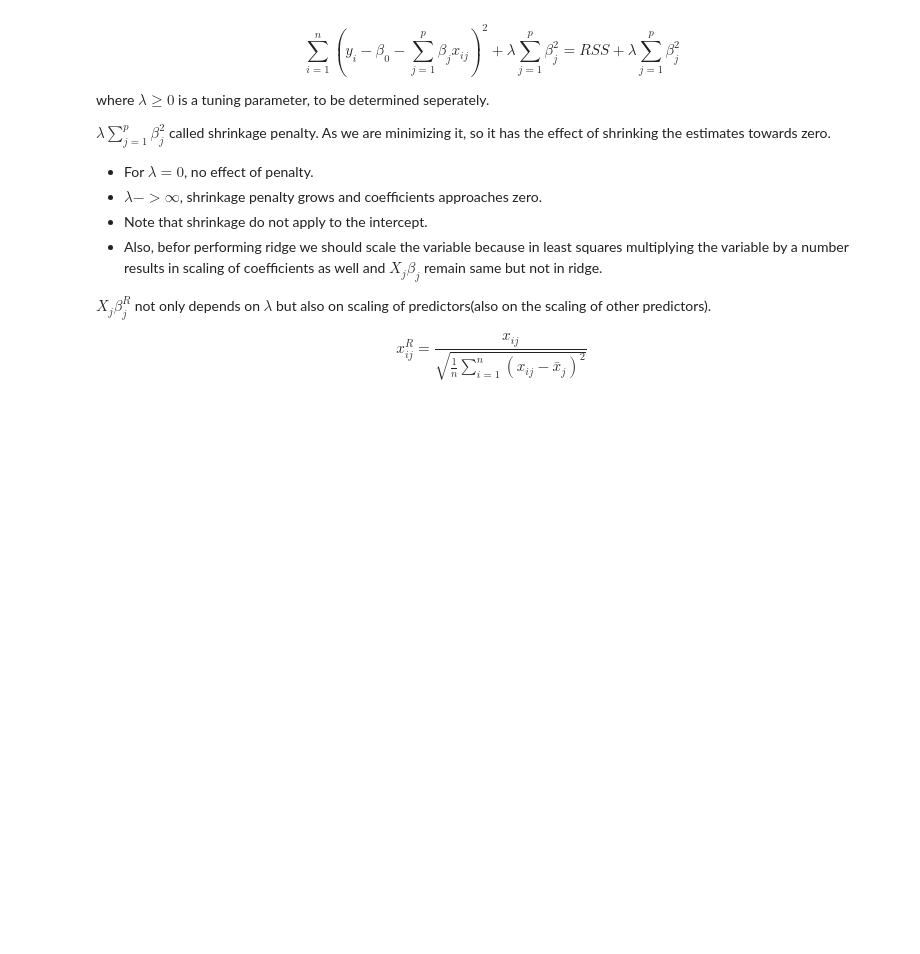
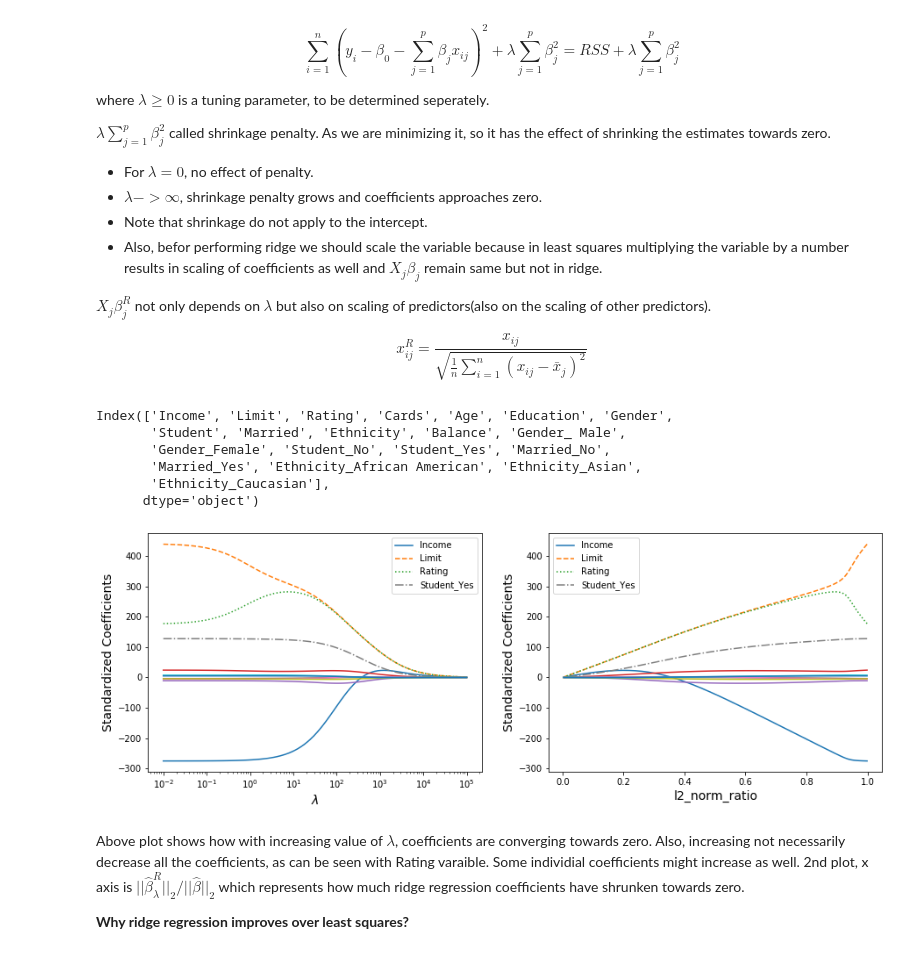
Before and after one commit to atystats/ISLR_Notes_codes, a Jupyter notebook: Chapter 6.ipynb, the cells around one changed output. Drawn from its saved outputs; the diff is of its cells as text; code cells hidden in the pictures; blank space fills up the shorter version.

Commit message:
Notebook on ISLR

```diff
--- a/Chapter 6.ipynb
+++ b/Chapter 6.ipynb
@@ -231,3 +232,16 @@ $\lambda \sum_{j = 1}^{p}\beta_{j}^{2}$ called shrinkage penalty. As we are mini
 $X_j\beta_j^R$ not only depends on $\lambda$ but also on scaling of predictors(also on the scaling of other predictors).
 
 $$x_{ij}^R = \frac{x_{ij}}{\sqrt{\frac{1}{n} \sum_{i = 1}^{n}(x_{ij} - \bar x_j)^2}}$$
+# %%
+url = "https://raw.githubusercontent.com/atystats/ISLR_Notes_codes/master/Datasets/Credit.csv"
+Credit = pd.read_csv(url, index_col = 0)
+dummy = pd.get_dummies(Credit[['Gender','Student','Married','Ethnicity']]) # Creating dummies for categorical vars
+Credit = pd.concat([Credit,dummy],axis = 1)
+Credit.columns
+# %% [output]
+Index(['Income', 'Limit', 'Rating', 'Cards', 'Age', 'Education', 'Gender',
+       'Student', 'Married', 'Ethnicity', 'Balance', 'Gender_ Male',
+       'Gender_Female', 'Student_No', 'Student_Yes', 'Married_No',
+       'Married_Yes', 'Ethnicity_African American', 'Ethnicity_Asian',
+       'Ethnicity_Caucasian'],
+      dtype='object')
@@ -233,0 +264,42 @@ $$x_{ij}^R = \frac{x_{ij}}{\sqrt{\frac{1}{n} \sum_{i = 1}^{n}(x_{ij} - \bar x_j)
+# %%
+# Fitting a linear regression with out regularization
+lm = LinearRegression()
+lm.fit(X,y)
+l2_norm_lm = np.sqrt(sum(map(lambda i: i*i,lm.coef_))) # l2 norm for linear regression
+# l2 norm for Ridge regression coefficient corresponding to each lambda
+coef_df_arr = np.array(coef_df)
+l2_norm_ridge = [np.sqrt(sum(map(lambda i: i*i,beta))) for beta in coef_df_arr]
+l2_norm_ratio = [i/l2_norm_lm for i in l2_norm_ridge]
+# %%
+fig = plt.figure(figsize = (15,5))
+# Plotting coefficients corresponding to lambdas
+ax1 = fig.add_subplot(121)
+linestyles = ['-', '--', ':', '-','-','-','-','-.','-','-','-']
+for i,col in enumerate(coef_df.columns):
+    if col in ['Income','Limit','Rating','Student_Yes'] :
+        ax1.plot(lambda_range, coef_df[col], label = col, linestyle = linestyles[i])
+    else:
+        ax1.plot(lambda_range, coef_df[col],linestyle = linestyles[i])
+ax1.set_xscale('log')
+ax1.set_xlabel("$\lambda$", fontsize = 14)
+ax1.set_ylabel("Standardized Coefficients", fontsize = 14)
+ax1.legend()
+
+# Plotting coefficients corresponding to l2 norm ratio of ridge rigression and linear regression.
+ax2 = fig.add_subplot(122)
+linestyles = ['-', '--', ':', '-','-','-','-','-.','-','-','-']
+for i,col in enumerate(coef_df.columns):
+    if col in ['Income','Limit','Rating','Student_Yes'] :
+        ax2.plot(l2_norm_ratio, coef_df[col], label = col, linestyle = linestyles[i])
+    else:
+        ax2.plot(l2_norm_ratio, coef_df[col], linestyle = linestyles[i])
+ax2.set_xlabel("l2_norm_ratio", fontsize = 14)
+ax2.set_ylabel("Standardized Coefficients", fontsize = 14)
+ax2.legend()
+plt.show()
+# %% [output]
+[figure, added]
+# %% [markdown]
+Above plot shows how with increasing value of $\lambda$, coefficients are converging towards zero. Also, increasing not necessarily decrease all the coefficients, as can be seen with Rating varaible. Some individial coefficients might increase as well. 2nd plot, x axis is $|| \hat \beta_{\lambda}^{R}||_2 / || \hat \beta ||_2$ which represents how much ridge regression coefficients have shrunken towards zero.
+
+__Why ridge regression improves over least squares?__
```
Also changed, not shown: parts of 2 cells of this notebook.
